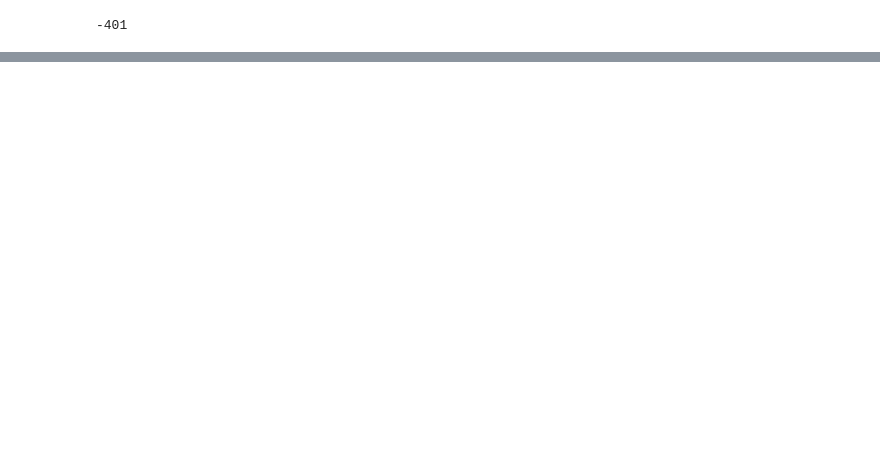
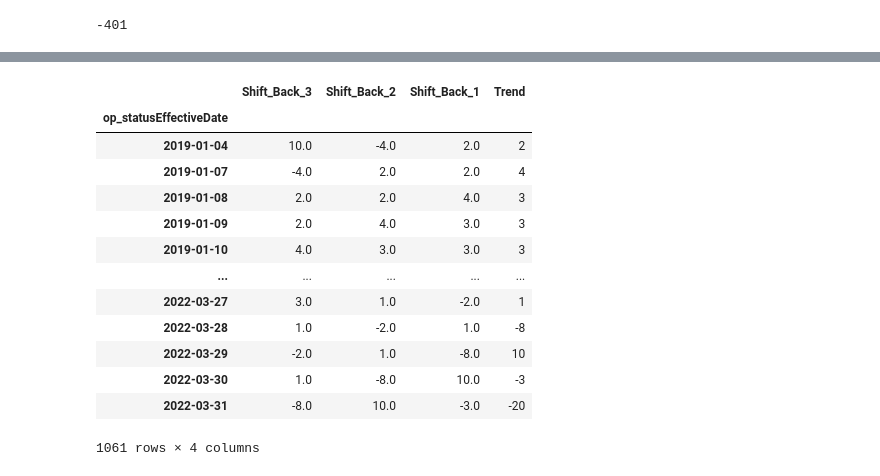
Before and after one commit to danstd/organic_integrity_flask, a Jupyter notebook: organic_app_random_forest_time_series.ipynb, the cells around one changed output, grey strips where cells are left out. Drawn from its saved outputs; the diff is of its cells as text; code cells hidden in the pictures; blank space fills up the shorter version.

```diff
--- a/organic_app_random_forest_time_series.ipynb
+++ b/organic_app_random_forest_time_series.ipynb
@@ -125,7 +125,7 @@ us_date = db.session.query(
 # %%
 trend_df = pd.DataFrame(us_date)
 trend_df['year'] = pd.DatetimeIndex(trend_df['op_statusEffectiveDate']).year
-trend_df['op_statusEffectiveDate'] = trend_df['op_statusEffectiveDate'].apply(lambda x: x.replace(day=1))
+#trend_df['op_statusEffectiveDate'] = trend_df['op_statusEffectiveDate'].apply(lambda x: x.replace(day=1))
 trend_df = trend_df.loc[trend_df['year'] > 2018]
 trend_df = trend_df.loc[trend_df["op_status"] != "Applied; APEDA Certified"]
 
@@ -139,13 +139,3 @@ trend_df = trend_df.pivot_table(
     margins=False)
 
 trend_df["Trend"] = trend_df["Certified"] - (trend_df["Revoked"] + trend_df["Surrendered"] + trend_df["Suspended"])
-
-sns.set_style('whitegrid')
-sns.set_palette('dark')
-sns.set_context("poster")
-sns.relplot(data=trend_df, x='op_statusEffectiveDate', y='Trend', kind='line',height=10, aspect=1.5)
-
-#plt.title('Certification Changes Over Time')
-plt.xlabel('Date')
-plt.ylabel('Monthly Change')
-plt.xticks(rotation=30)
@@ -287,31 +256,26 @@ plt.xticks(rotation=30)
+# %%
+# Reorganize the columns.
+trends = trends[["Shift_Back_3", "Shift_Back_2", "Shift_Back_1", "Trend"]]
 # %%
-# Transform the trend data into a format fo supervised learning.
-trend = trend_df.Trend
 
-# Remove the current month from the data, as the full count is not in place.
-c_y = str(datetime.datetime.now().year)
-c_m = str(datetime.datetime.now().month)
-c_start_m = c_y + "-" + c_m + "-01"
-current = datetime.datetime.strptime(c_start_m, "%Y-%m-%d")
-
-trend = trend.loc[trend.index != current]
-
-# Get the trends column and the shifted data column into a new dataframe. Extract values.
-trends = pd.DataFrame(trend)
-trends["Shift"] = trends["Trend"]
-
-trends.Shift = trends.Shift.shift(-1)
 
 trends = trends.dropna()
 
 trend_vals = trends.values
-
-# Split the dataset into training, validation, and testing sets.
-# Using ~20% for validation and ~10% for testing.
-val_length = math.ceil(len(trend_vals) * 0.2)
-test_length = math.ceil(len(trend_vals) * 0.1)
-train_length = len(trend_vals) - (val_length + test_length)
-
-train = trend_vals[0:train_length]
-validation = trend_vals[train_length: (train_length + val_length)]
-test = trend_vals[(train_length + val_length):]
+# %%
+trends
+# %% [output]
+|  | Shift_Back_3 | Shift_Back_2 | Shift_Back_1 | Trend |
+| op_statusEffectiveDate |  |  |  |  |
+| 2019-01-04 | 10.0 | -4.0 | 2.0 | 2 |
+| 2019-01-07 | -4.0 | 2.0 | 2.0 | 4 |
+| 2019-01-08 | 2.0 | 2.0 | 4.0 | 3 |
+| 2019-01-09 | 2.0 | 4.0 | 3.0 | 3 |
+| 2019-01-10 | 4.0 | 3.0 | 3.0 | 3 |
+| ... | ... | ... | ... | ... |
+| 2022-03-27 | 3.0 | 1.0 | -2.0 | 1 |
+| 2022-03-28 | 1.0 | -2.0 | 1.0 | -8 |
+| 2022-03-29 | -2.0 | 1.0 | -8.0 | 10 |
+| 2022-03-30 | 1.0 | -8.0 | 10.0 | -3 |
+| 2022-03-31 | -8.0 | 10.0 | -3.0 | -20 |
+1061 rows × 4 columns
```
Also changed, not shown: parts of 35 cells of this notebook.
